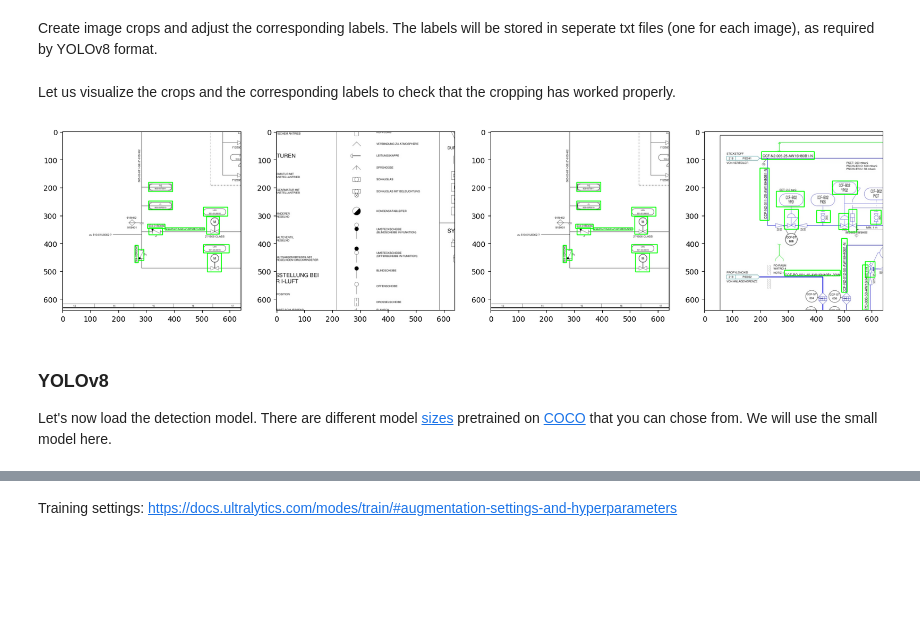
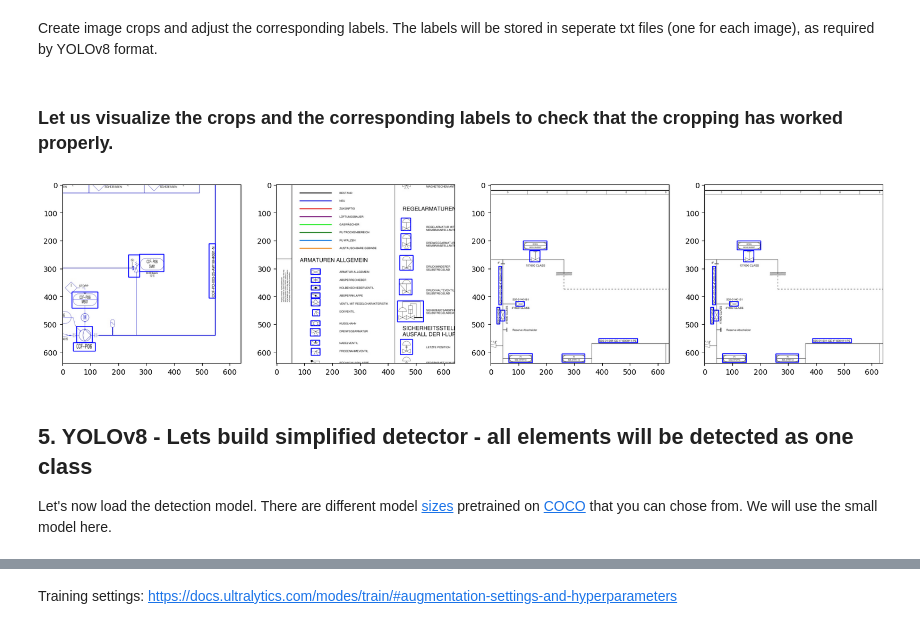
Before and after one commit to windsurfer7563/PIDDetection, a Jupyter notebook: PIDObjectDetection.ipynb, the cells around one changed output, grey strips where cells are left out. Drawn from its saved outputs; the diff is of its cells as text; code cells hidden in the pictures; blank space fills up the shorter version.

```diff
--- a/PIDObjectDetection.ipynb
+++ b/PIDObjectDetection.ipynb
@@ -76,7 +76,7 @@ def imread_gray(filename):
     image = cv2.imread(filename,cv2.IMREAD_GRAYSCALE)
     return np.stack((image,) * 3, axis=-1)
 
-data_folder = '/Users/windsurfer_ua/dev/Computer-Vision-Course/PID objects detection/dataset'
+data_folder = '/Users/windsurfer_ua/dev/Computer-Vision-Course/PIDDetection/dataset'
 imfiles = os.listdir(os.path.join(data_folder, 'images'))
 imfiles = [os.path.join(data_folder, 'images', f) for f in imfiles if os.path.splitext(f)[-1] == '.png']
 
@@ -216,7 +216,7 @@ We will split each image into 640x640 crops.
 Therefore, we create a separate dataset with image crops.
 We will need to adjust the bounding boxes as well.
 # %%
-def recompute_box_coors(bbox, x_origin, y_origin, width, height, threshold):
+def recompute_box_coors(bbox, category_id, x_origin, y_origin, width, height, threshold):
     """Recompute box coordinates to new origin
 
     Args:
@@ -259,7 +259,7 @@ def recompute_box_coors(bbox, x_origin, y_origin, width, height, threshold):
     x_extend = (x_max_trunc - x_min_trunc) / width
     y_extend = (y_max_trunc - y_min_trunc) / height
 
-    return (0, x_center, y_center, x_extend, y_extend)
+    return (category_id, x_center, y_center, x_extend, y_extend)
 # %% [markdown]
 #### Data Splitting
 
@@ -273,13 +273,24 @@ train_split = fnames[0:int(len(fnames)*0.8)]
 #print('Train split', len(train_split))
 #print('Val split  ', len(fnames) - len(train_split))
 # %%
+# we will create 2 separate datasets - for one-class detection and multi-class detection
+
 folder_crops = {'train': os.path.join(data_folder,'train','images'),
                 'val':  os.path.join(data_folder,'val','images')}
+
 
 folder_labels = {'train': os.path.join(data_folder,'train','labels'),
                 'val':  os.path.join(data_folder,'val','labels')}
 
-for folders in [folder_crops, folder_labels]:
+folder_crops_multiclass= {'train': os.path.join(data_folder,'train_multiclass','images'),
+                'val':  os.path.join(data_folder,'val_multiclass','images')}
+
+folder_labels_multiclass = {'train': os.path.join(data_folder,'train_multiclass','labels'),
+                'val':  os.path.join(data_folder,'val_multiclass','labels')}
+
+
+
+for folders in [folder_crops, folder_labels, folder_crops_multiclass, folder_labels_multiclass]:
     for _, folder in folders.items():
         if not os.path.isdir(folder):
             os.makedirs(folder)
@@ -314,49 +325,63 @@ for imfile in (imfiles):
             filename_label = os.path.join(folder_labels[folder],
                                           img_id + '_' + str(x_start) + '_' + str(y_start) + '.txt')
 
+            filename_crop_multiclass = os.path.join(folder_crops_multiclass[folder],
+                                         img_id + '_' + str(x_start) + '_' + str(y_start) + '.jpg')
+
+            filename_label_multiclass = os.path.join(folder_labels_multiclass[folder],
+                                          img_id + '_' + str(x_start) + '_' + str(y_start) + '.txt')
+
+
             crop = image[y_start:y_end, x_start:x_end]
             assert crop.shape == (crop_size, crop_size,3)
             cv2.imwrite(filename_crop, crop)
+            cv2.imwrite(filename_crop_multiclass, crop)
 
-            boxes = [recompute_box_coors(box, x_start, y_start, crop_size, crop_size, trunc_th)
-                     for box in labels['bbox']]
+            boxes = [recompute_box_coors(box, category_id, x_start, y_start, crop_size, crop_size, trunc_th)
+                     for box, category_id in zip(labels['bbox'], labels['category_id'])]
             boxes = [box for box in boxes if box is not None]
 
             # save labels
+            with open(filename_label_multiclass, 'w+') as f:
+                for box in boxes:
+                    f.write(' '.join(str(x) for x in box) + '\n')
+
             with open(filename_label, 'w+') as f:
                 for box in boxes:
+                    box = list(box)
+                    box[0] = 0     #for on-class detectors - all components -class0
                     f.write(' '.join(str(x) for x in box) + '\n')
 # %% [markdown]
-Let us visualize the crops and the corresponding labels to check that the cropping has worked properly.
+### Let us visualize the crops and the corresponding labels to check that the cropping has worked properly.
 # %%
 for idx, sample in enumerate(np.random.choice(os.listdir(folder_crops['train']), 4)):
 
     # Load image and corresponding labels
     image = imread(os.path.join(folder_crops['train'], sample))
     with open(os.path.join(folder_labels['train'], sample.replace('.jpg', '.txt')), 'r') as f:
         labels = f.readlines()
 
     for box in labels:
         box = np.array([d for d in box.split(' ')], dtype=np.float32)
 
         # Undo coordinate normalization
         x_center = box[1] * crop_size
         y_center = box[2] * crop_size
 
         width = box[3] * crop_size
         height = box[4] * crop_size
 
         # Convert from YOLOv8 format to OpenCV rectangle format
         x_start, y_start = int(x_center - width/2), int(y_center - height/2)
         x_end, y_end = int(x_center + width/2), int(y_center + height/2)
 
-        cv2.rectangle(image, (x_start, y_start), (x_end, y_end), color=(0, 255, 0), thickness=2)
+        cv2.rectangle(image, (x_start, y_start), (x_end, y_end), color=label_to_color[box[0]], thickness=2)
 
     plt.subplot(1,4,idx+1), plt.imshow(image)
 # %% [output]
-[figure, old version]
+[figure, new version]
 # %% [markdown]
-### YOLOv8
+## 5. YOLOv8 - Lets build simplified detector - all elements will be detected as one class
 
 Let's now load the detection model. There are different model [sizes](https://github.com/ultralytics/ultralytics) pretrained on [COCO](https://docs.ultralytics.com/datasets/detect/coco/) that you can chose from. We will use the small model here.
 # %%
```
Also changed, not shown: parts of 26 cells of this notebook, 58 other files.
